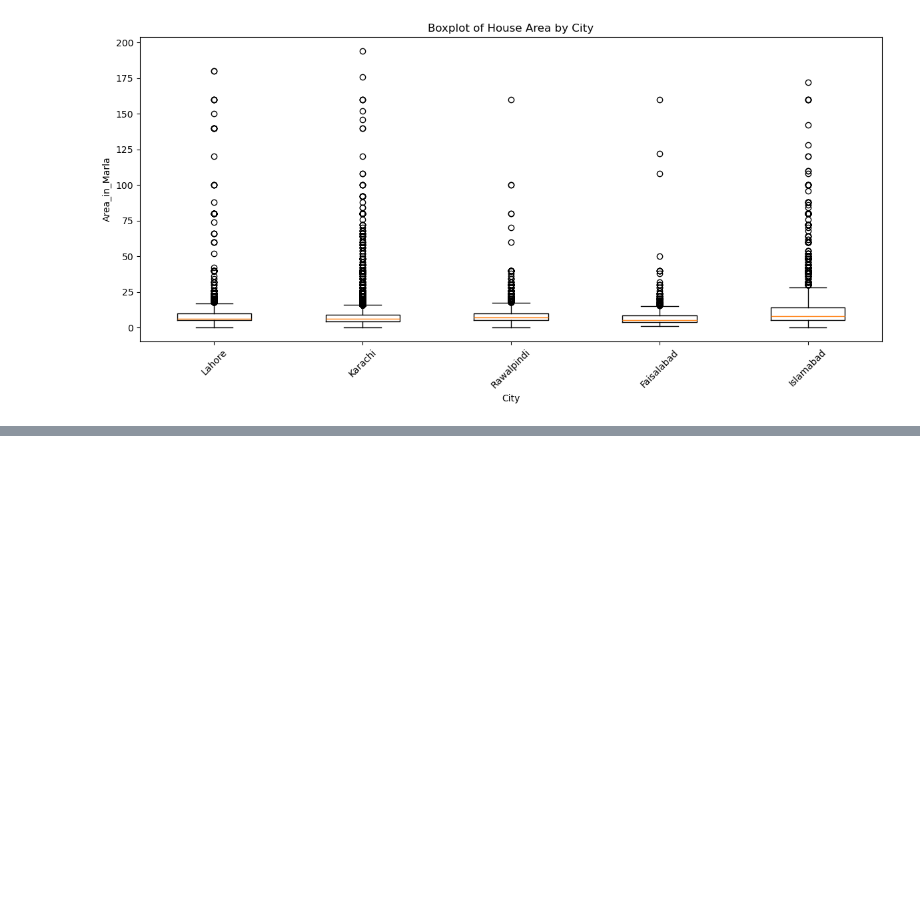
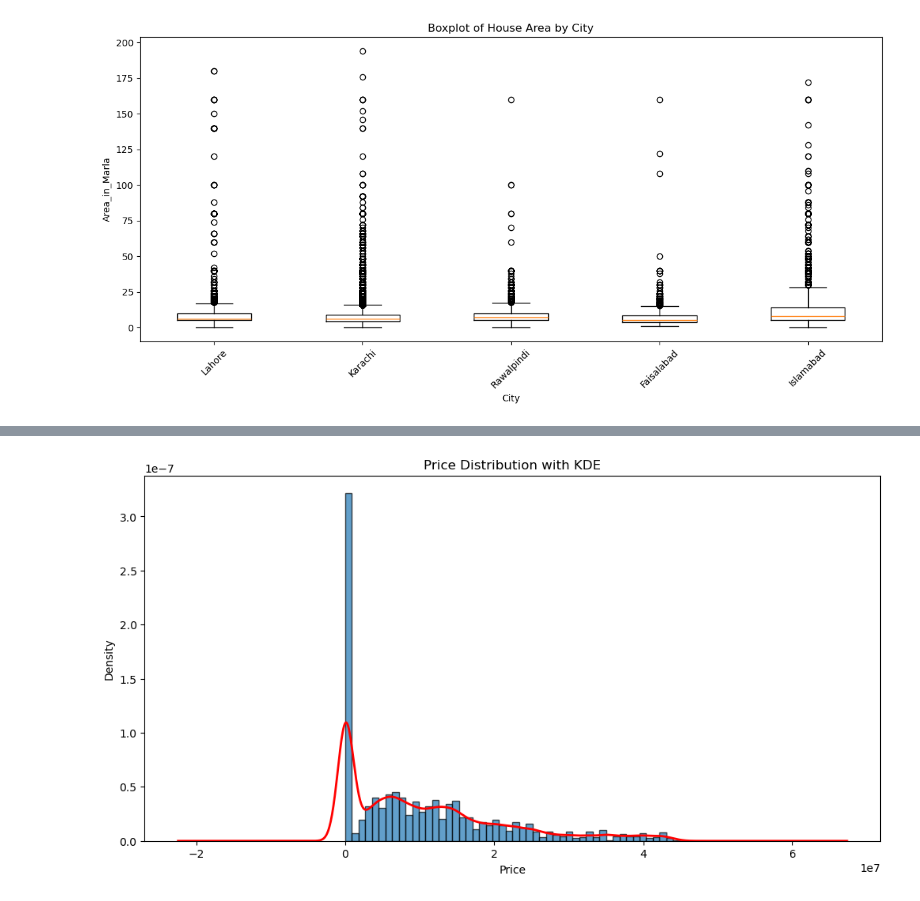
Before and after one commit to kexin0221/BigDataDevelopment, a Jupyter notebook: 《大数据开发课程设计》期末考核试卷2025/demo4.ipynb, the cells around one changed output, grey strips where cells are left out. Saved outputs shown, nothing was run; the diff lists cells and outputs as text; code cells hidden in the pictures; blank space fills up the shorter version.

```diff
--- a/《大数据开发课程设计》期末考核试卷2025/demo4.ipynb
+++ b/《大数据开发课程设计》期末考核试卷2025/demo4.ipynb
@@ -112,0 +120,13 @@ new_df.write.csv("filtered_houses.csv", header=True, mode="overwrite")
+# %%
+import matplotlib.pyplot as plt
+
+pdf = df.select("price").toPandas()
+plt.figure(figsize=(12, 6))
+plt.hist(pdf["price"], bins=50, density=True, alpha=0.7, edgecolor='black')
+pdf["price"].plot.kde(color='red', linewidth=2)
+plt.xlabel('Price')
+plt.ylabel('Density')
+plt.title('Price Distribution with KDE')
+plt.show()
+# %% [output]
+[figure, added]
```
Also changed, not shown: parts of 3 cells of this notebook, 1 other file.
